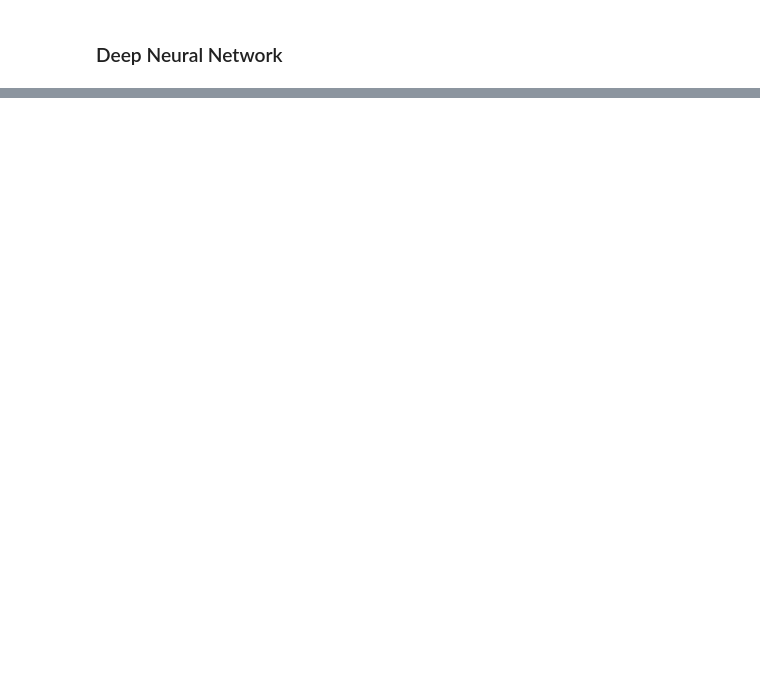
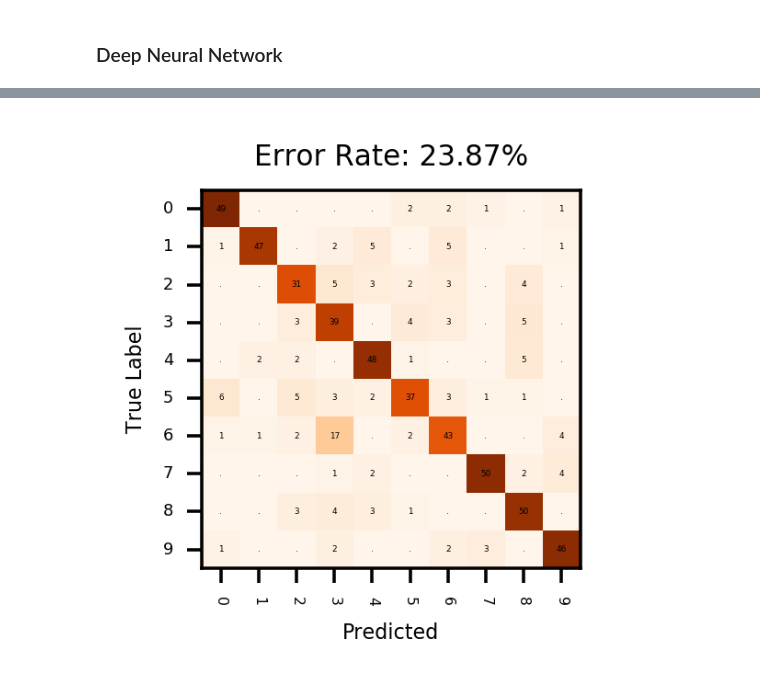
Before and after one commit to joelnathanbradley/machine-learning-basics, a Jupyter notebook: DeepNeuralNetwork.ipynb, the cells around one changed output, grey strips where cells are left out. Drawn from its saved outputs; the diff is of its cells as text; code cells hidden in the pictures; blank space fills up the shorter version.

```diff
--- a/DeepNeuralNetwork.ipynb
+++ b/DeepNeuralNetwork.ipynb
@@ -110,0 +393,41 @@ def dnn_model(X, y, alpha=0.001, epochs=5000, verbose=False):
+# %%
+# confusion matrix
+N = y_test.shape[0]
+labels = [i for i in range(0,10)]
+label_indices = [x for x in range(N)]
+confusion = confusion_matrix(y_true, y_pred)
+
+# Build the figure and axes
+fig = plt.figure(figsize=(2,2), dpi=320)
+ax = fig.add_subplot(1, 1, 1)
+
+# Show the heat map relative to the number of true examples so that the most frequent decisions are always highlighted
+relative = confusion / confusion.sum(axis=1)[:,None]
+im = ax.imshow(relative, cmap='Oranges')
+
+# Label the axes
+tick_marks = np.arange(N)
+
+ax.set_xlabel('Predicted', fontsize=5)
+ax.set_xticks(tick_marks)
+ax.set_xticklabels(labels, fontsize=3.5, rotation=-90,  ha='center')
+ax.xaxis.set_label_position('bottom')
+
+ax.set_ylabel('True Label', fontsize=5)
+ax.set_yticks(tick_marks)
+ax.set_yticklabels(labels, fontsize=4, va ='center')
+ax.yaxis.set_label_position('left')
+ax.yaxis.tick_left()
+
+# Add counts in boxes
+for i, j in itertools.product(range(confusion.shape[0]), range(confusion.shape[1])):
+    ax.text(j, i, format(confusion[i, j], 'd') if confusion[i,j] !=0 else '.',
+            horizontalalignment="center", fontsize=2,
+            verticalalignment='center', color= "black")
+
+# show confusion matrix
+fig.set_tight_layout(True)
+plt.title("Error Rate: {}%".format(error_rate), fontsize=7)
+plt.show()
+# %% [output]
+[figure, added]
```
Also changed, not shown: parts of 39 cells of this notebook.
